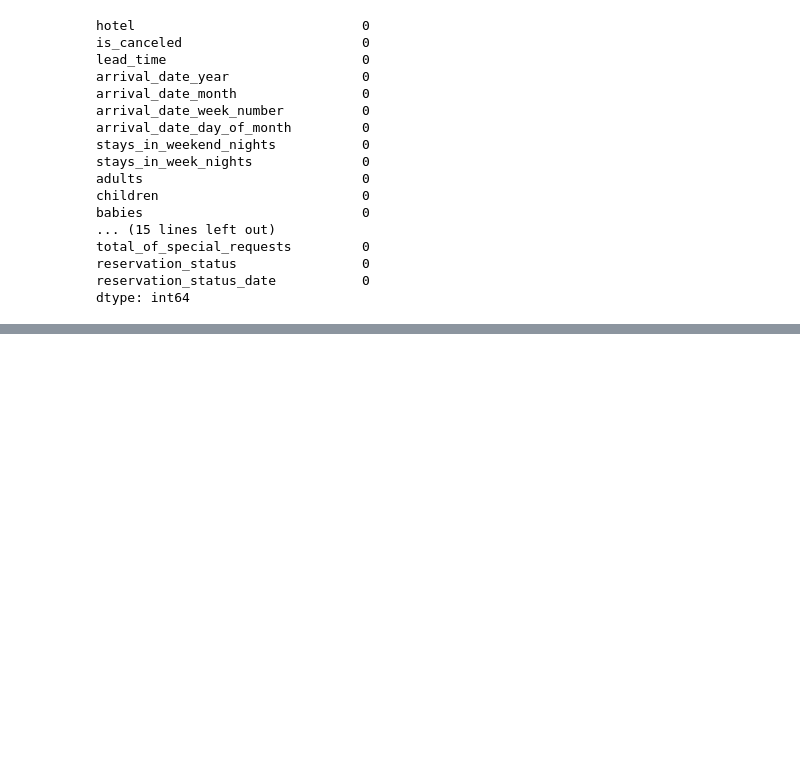
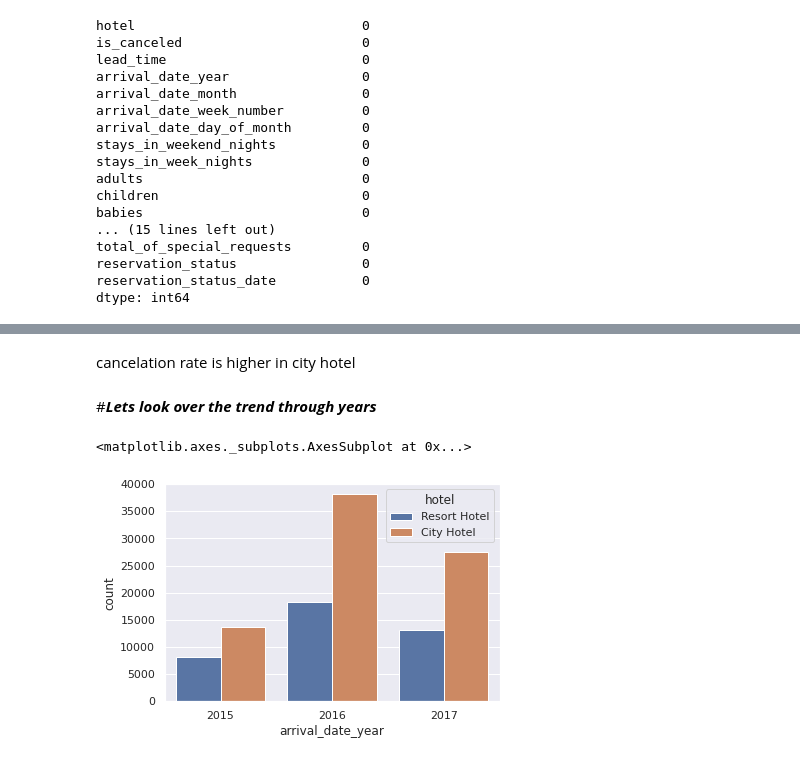
Before and after one commit to SuvirKapse/Hotel-Booking-Analysis, a Jupyter notebook: Suvir_kapse_Hotel_Booking_Analysis_Capstone_Project.ipynb, the cells around one changed output, grey strips where cells are left out. Drawn from its saved outputs; the diff is of its cells as text; code cells hidden in the pictures; blank space fills up the shorter version.

```diff
--- a/Suvir_kapse_Hotel_Booking_Analysis_Capstone_Project.ipynb
+++ b/Suvir_kapse_Hotel_Booking_Analysis_Capstone_Project.ipynb
@@ -129,0 +192,9 @@ dtype: int64
+# %% [markdown]
+cancelation rate is higher in city hotel
+# %% [markdown]
+#***Lets look over the trend through years***
+# %%
+sns.countplot(data = hotel_df, x = 'arrival_date_year', hue = 'hotel')
+# %% [output]
+<matplotlib.axes._subplots.AxesSubplot at 0x...>
+[figure, added]
```
Also changed, not shown: parts of 21 cells of this notebook.
